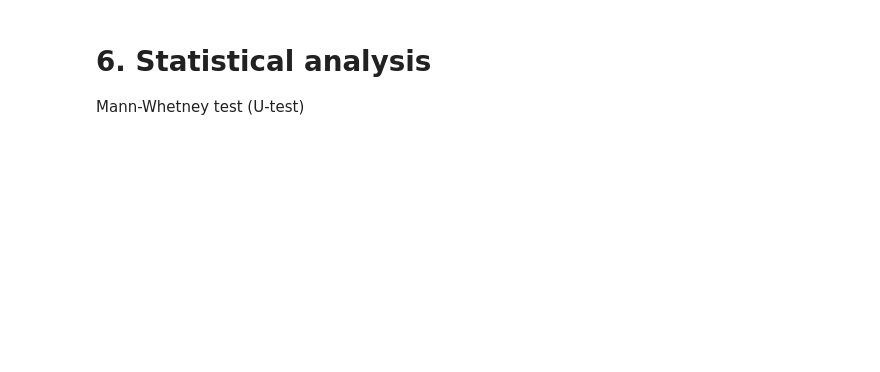
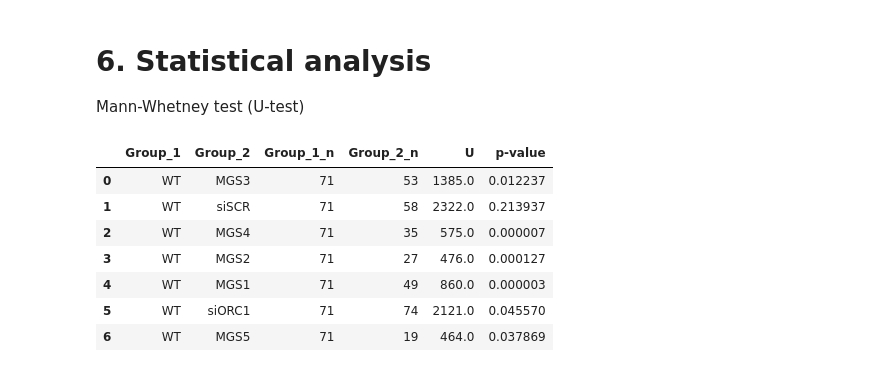
Before and after one commit to Lopatushka/DNA_fibers, a Jupyter notebook: notebooks/mutants.ipynb, the cells around one changed output. Cells and saved outputs as stored; diff of their text form; code cells hidden in the pictures; blank space fills up the shorter version.

```diff
--- a/notebooks/mutants.ipynb
+++ b/notebooks/mutants.ipynb
@@ -225,3 +225,19 @@ iod_kb_clean = iod_kb.drop(index=iod_outliers.index)
 # %% [markdown]
 # 6. Statistical analysis
 Mann-Whetney test (U-test)
+# %%
+from utils import u_test
+
+u_speed = u_test(df = replication_speed, col = "Speed_kb_min", control_sample = "WT")
+u_iod = u_test(df = iod_kb, col = "IOD_kb", control_sample = "WT")
+# %%
+u_speed
+# %% [output]
+|  | Group_1 | Group_2 | Group_1_n | Group_2_n | U | p-value |
+| 0 | WT | MGS3 | 71 | 53 | 1385.0 | 0.012237 |
+| 1 | WT | siSCR | 71 | 58 | 2322.0 | 0.213937 |
+| 2 | WT | MGS4 | 71 | 35 | 575.0 | 0.000007 |
+| 3 | WT | MGS2 | 71 | 27 | 476.0 | 0.000127 |
+| 4 | WT | MGS1 | 71 | 49 | 860.0 | 0.000003 |
+| 5 | WT | siORC1 | 71 | 74 | 2121.0 | 0.045570 |
+| 6 | WT | MGS5 | 71 | 19 | 464.0 | 0.037869 |
```
Also changed, not shown: parts of 9 cells of this notebook.
